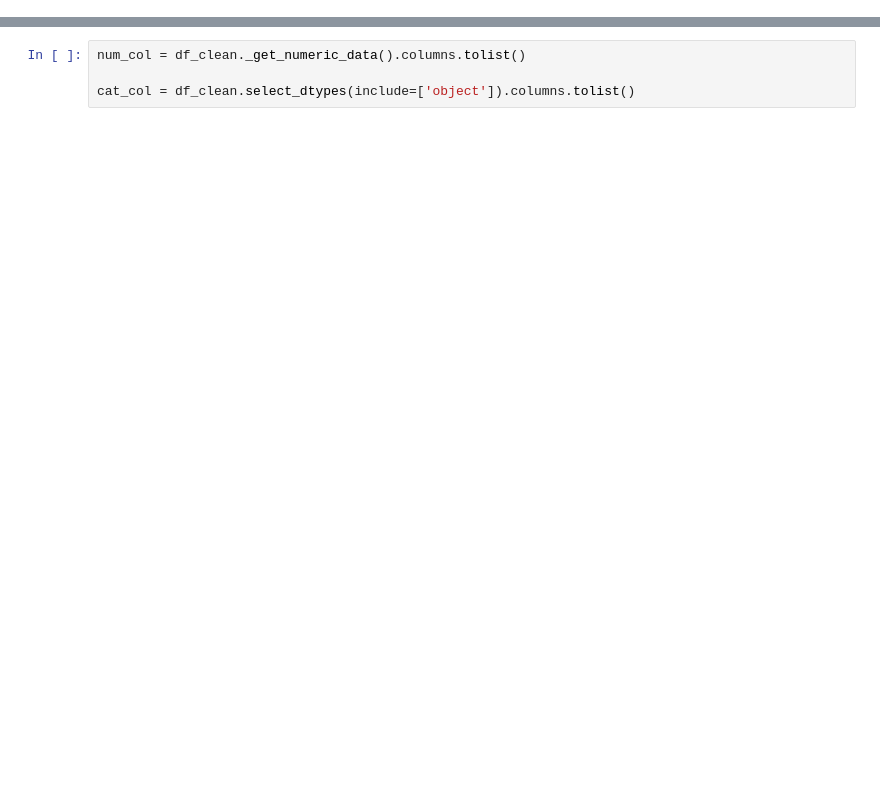
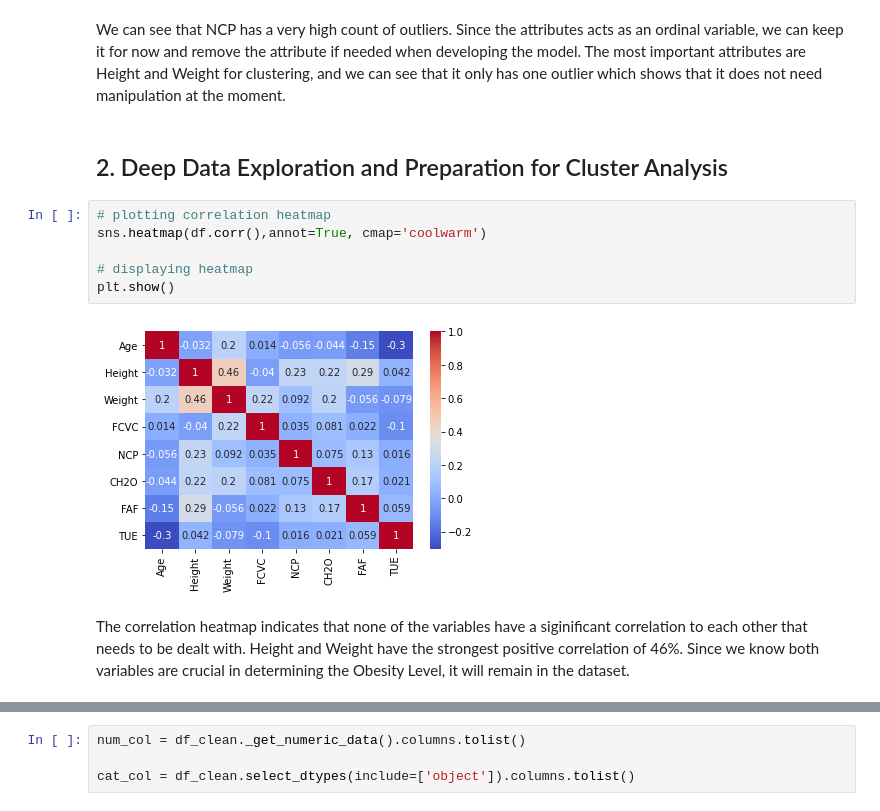
Before and after one commit to azamrahman04/CapstoneProject, a Jupyter notebook: Obesity.ipynb, the cells around one changed output, grey strips where cells are left out. Saved outputs shown, nothing was run; the diff lists cells and outputs as text; blank space fills up the shorter version.

```diff
--- a/Obesity.ipynb
+++ b/Obesity.ipynb
@@ -80,0 +136,14 @@ Text(0.5, 1.0, 'Height (2nd Order) vs. Weight')
+# %% [markdown]
+We can see that NCP has a very high count of outliers. Since the attributes acts as an ordinal variable, we can keep it for now and remove the attribute if needed when developing the model. The most important attributes are Height and Weight for clustering, and we can see that it only has one outlier which shows that it does not need manipulation at the moment.
+# %% [markdown]
+## 2. Deep Data Exploration and Preparation for Cluster Analysis
+# %%
+# plotting correlation heatmap
+sns.heatmap(df.corr(),annot=True, cmap='coolwarm')
+
+# displaying heatmap
+plt.show()
+# %% [output]
+[figure, added]
+# %% [markdown]
+The correlation heatmap indicates that none of the variables have a siginificant correlation to each other that needs to be dealt with. Height and Weight have the strongest positive correlation of 46%. Since we know both variables are crucial in determining the Obesity Level, it will remain in the dataset.
```
Also changed, not shown: parts of 31 cells of this notebook.
